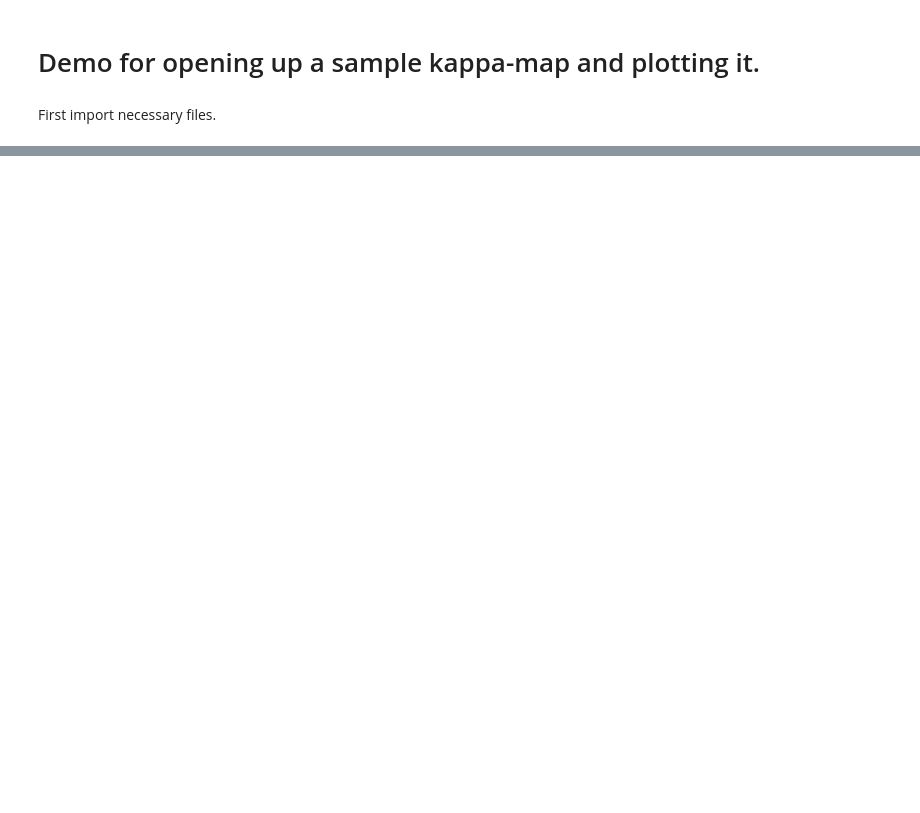
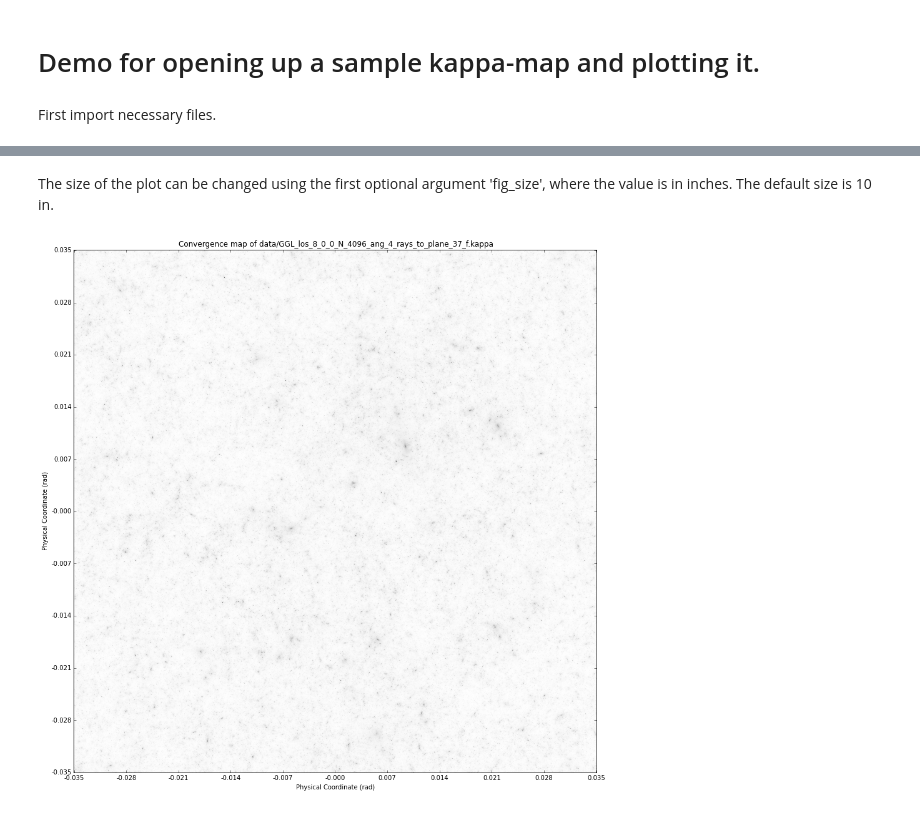
Before and after one commit to drphilmarshall/Pangloss, a Jupyter notebook: Demo.ipynb, the cells around one changed output, grey strips where cells are left out. Drawn from its saved outputs; the diff is of its cells as text; code cells hidden in the pictures; blank space fills up the shorter version.

```diff
--- a/Demo.ipynb
+++ b/Demo.ipynb
@@ -87,0 +46,6 @@ K.test
+# %% [markdown]
+The size of the plot can be changed using the first optional argument 'fig_size', where the value is in inches. The default size is 10 in.
+# %%
+K.plot(15)
+# %% [output]
+[figure, added]
```
Also changed, not shown: parts of 38 cells of this notebook, 1 other file.
